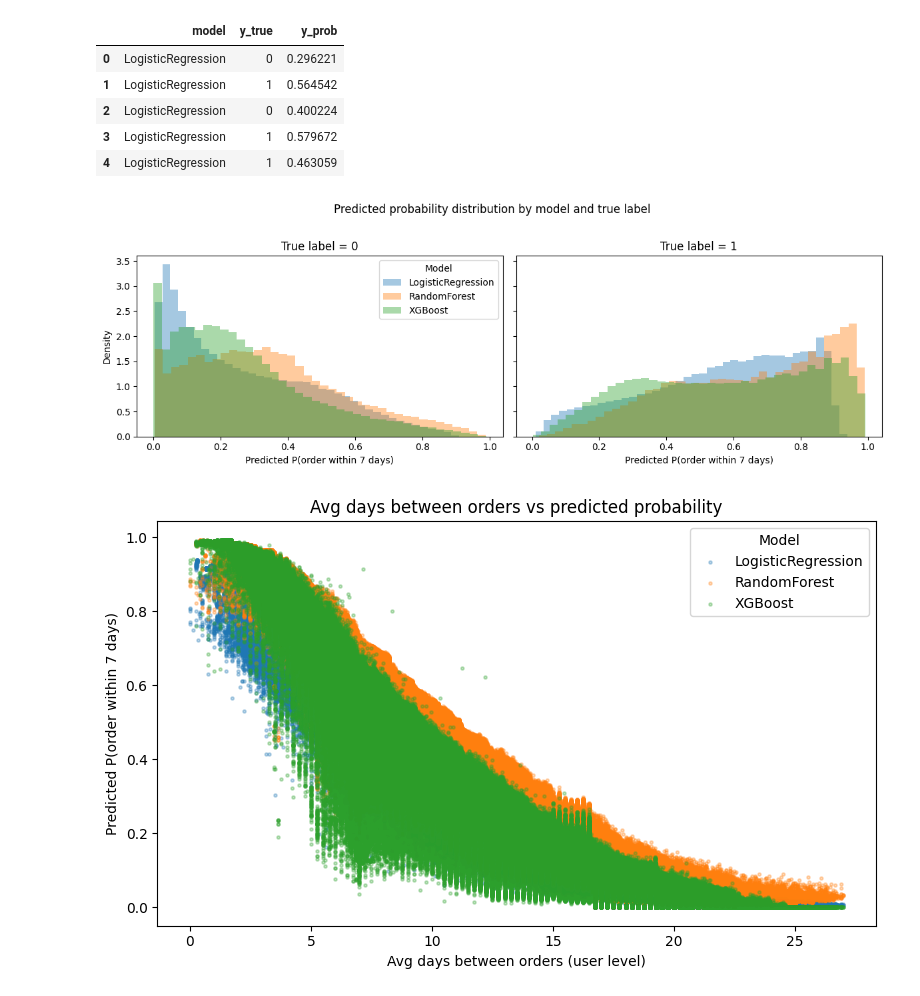
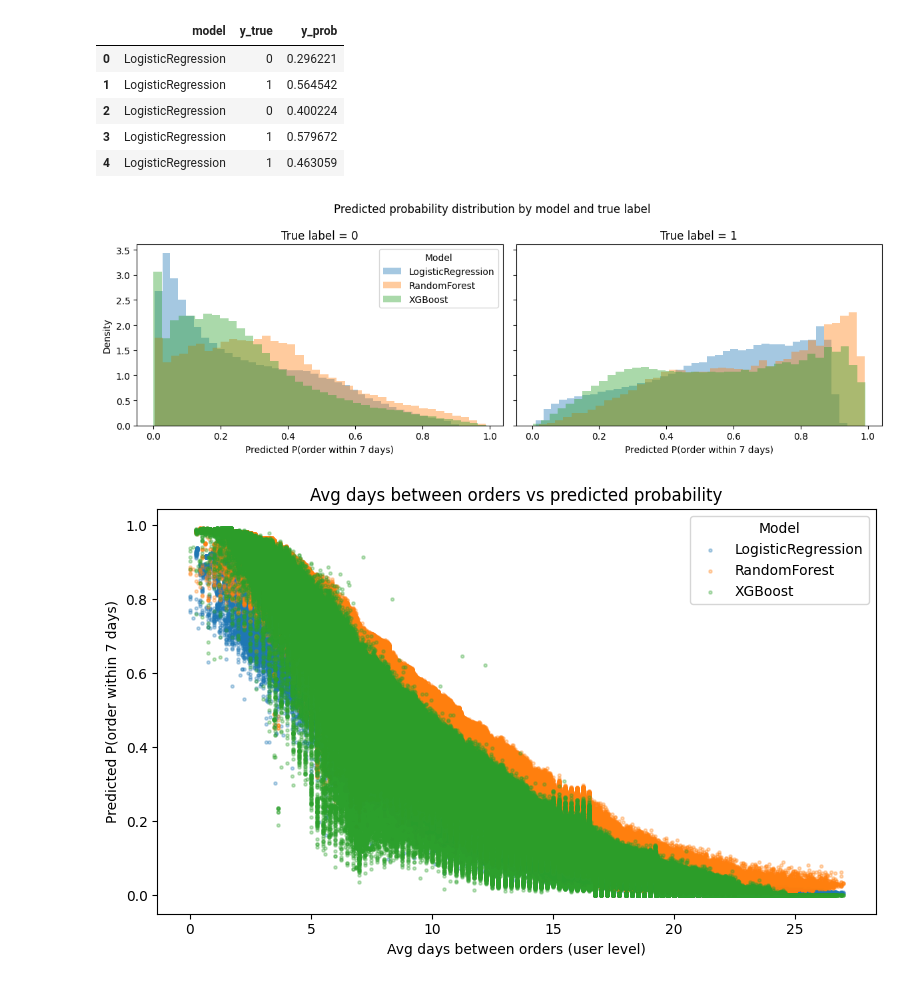
Before and after one commit to BCSY2022/e-commerce-order-prediction-user-analytics, a Jupyter notebook: prediction_plot.ipynb, the cells around one changed output. Drawn from its saved outputs; the diff is of its cells as text; code cells hidden in the pictures.

Commit message:
add save graph

```diff
--- a/prediction_plot.ipynb
+++ b/prediction_plot.ipynb
@@ -28,35 +29,36 @@ df_all[["model", "y_true", "y_prob"]].head()
 # %%
 import numpy as np
 
 models = df_all["model"].unique()
 labels = [0, 1]
 
 fig, axes = plt.subplots(1, 2, figsize=(12, 4), sharey=True)
 
 for i, label in enumerate(labels):
     ax = axes[i]
     for model in models:
         sub = df_all[(df_all["y_true"] == label) & (df_all["model"] == model)]["y_prob"].dropna()
         if sub.empty:
             continue
         ax.hist(
             sub,
             bins=40,
             alpha=0.4,
             density=True,           # The vertical axis is labeled "probability density," which can be roughly interpreted as a percentage.
             label=model,
         )
     ax.set_title(f"True label = {label}")
     ax.set_xlabel("Predicted P(order within 7 days)")
     if i == 0:
         ax.set_ylabel("Density")
 
 axes[0].legend(title="Model")
-fig.suptitle("Predicted probability distribution by model and true label", y=1.02)
+fig.suptitle("Predicted probability distribution by model and true label", y=0.98)
 plt.tight_layout()
+plt.savefig("figures/pred_prob_by_model.png", dpi=300)
 plt.show()
 # %% [output]
-[figure, old version]
+[figure, new version]
 # %%
 fig, ax = plt.subplots(figsize=(8, 5))
 
```
Also changed, not shown: parts of 2 cells of this notebook.
